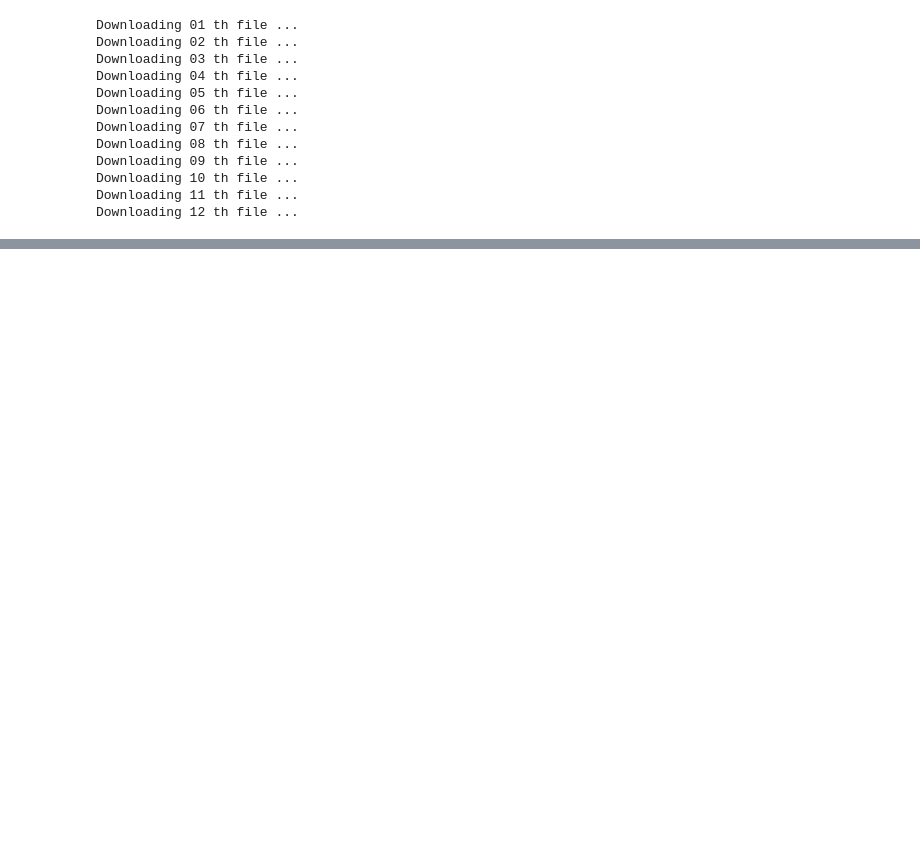
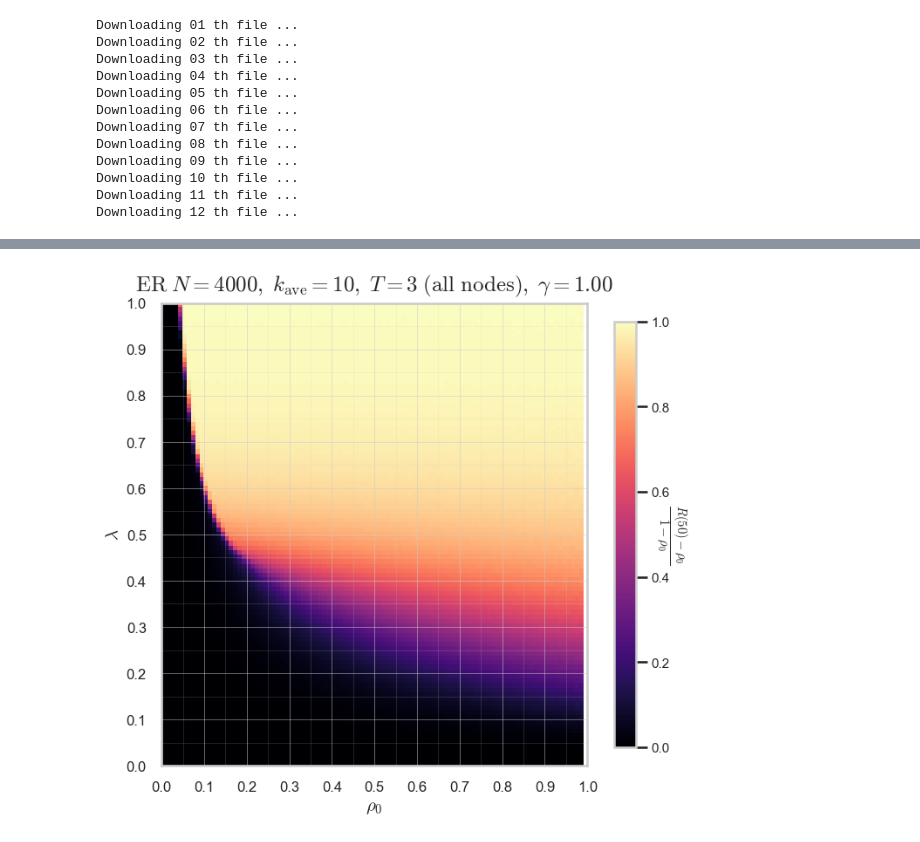
Before and after one commit to Kojirouuuu/trend-sar, a Jupyter notebook: notebook/SAR.ipynb, the cells around one changed output, grey strips where cells are left out. Cells and saved outputs as stored; diff of their text form; code cells hidden in the pictures; blank space fills up the shorter version.

```diff
--- a/notebook/SAR.ipynb
+++ b/notebook/SAR.ipynb
@@ -192,0 +245,74 @@ plt.show()
+# %%
+import matplotlib.pyplot as plt
+from matplotlib.gridspec import GridSpec
+from matplotlib.ticker import MultipleLocator, FormatStrFormatter
+import seaborn as sns
+
+# 見やすいサイズ＆字間
+sns.set_context("talk", font_scale=1.05)
+sns.set_style("whitegrid")
+
+# ---- Figure ----
+fig = plt.figure(figsize=(6.8, 6.3), constrained_layout=True)  # 余白調整はconstrained_layoutに任せる
+gs = GridSpec(1, 1, figure=fig)
+
+# 値のスケール（0〜1）
+vmin, vmax = 0.0, 1.0
+
+# ---- Heatmap ----
+ax = fig.add_subplot(gs[0, 0])
+
+# Rの最終時刻を平均して正規化（shape: [lambda, rho0] を想定）
+rho0_grid = rho0_values[np.newaxis, :, np.newaxis]
+heat = (((R[:, :, :, -1] / N) - rho0_grid) / (1 - rho0_grid)) .mean(axis=2)
+
+im = ax.imshow(
+    heat,
+    extent=[0.0, 1.0, 0.0, 1.0],   # x=rho0, y=lambda
+    origin="lower",
+    aspect="auto",
+    cmap="magma",
+    vmin=vmin, vmax=vmax,
+    interpolation="nearest"
+)
+
+# タイトル：数式のイタリックを抑え、字間を適度に
+title = (
+    rf"$\mathrm{{{network_type}}}\;N={N},\;"
+    rf"k_{{\mathrm{{ave}}}}={k_ave},\;T={T}\;(\mathrm{{all\ nodes}}),\;"
+    rf"\gamma={gamma:.2f}$"
+)
+ax.set_title(title, fontsize=18, pad=10)  # padでタイトルと軸の間隔を広げる
+
+# 軸ラベル
+ax.set_xlabel(r"$\rho_0$", fontsize=15)
+ax.set_ylabel(r"$\lambda$", fontsize=15)
+
+# 軸範囲きっちり（TeX表記の 0–1 に合わせる）
+ax.set_xlim(0.0, 1.0)
+ax.set_ylim(0.0, 1.0)
+
+# 目盛りを0.1〜0.2刻みで綺麗に
+ax.xaxis.set_major_locator(MultipleLocator(0.1))
+ax.xaxis.set_minor_locator(MultipleLocator(0.05))
+ax.yaxis.set_major_locator(MultipleLocator(0.1))
+ax.yaxis.set_minor_locator(MultipleLocator(0.05))
+ax.xaxis.set_major_formatter(FormatStrFormatter('%.1f'))
+ax.yaxis.set_major_formatter(FormatStrFormatter('%.1f'))
+ax.tick_params(axis="both", which="major", labelsize=12)
+ax.tick_params(axis="both", which="minor", length=3)
+
+# グリッドは控えめに（minorも薄く）
+ax.grid(linewidth=0.6, alpha=0.6)
+ax.grid(which="minor", linewidth=0.4, alpha=0.3)
+
+# ---- Colorbar：軸に紐づけてスマート配置 ----
+# fractionで細さ、padで距離を調整。長すぎると感じたらshrinkを下げる
+cbar = fig.colorbar(im, ax=ax, location="right", fraction=0.050, pad=0.04)
+cbar.ax.tick_params(labelsize=11)
+# ラベルを縦に・少し離す
+cbar.set_label(rf"$\frac{{R({tmax}) - \rho_0}}{{1 - \rho_0}}$", rotation=270, labelpad=16, fontsize=15)
+
+plt.show()
+# %% [output]
+[figure, added]
```
Also changed, not shown: parts of 6 cells of this notebook, 6 other files.
